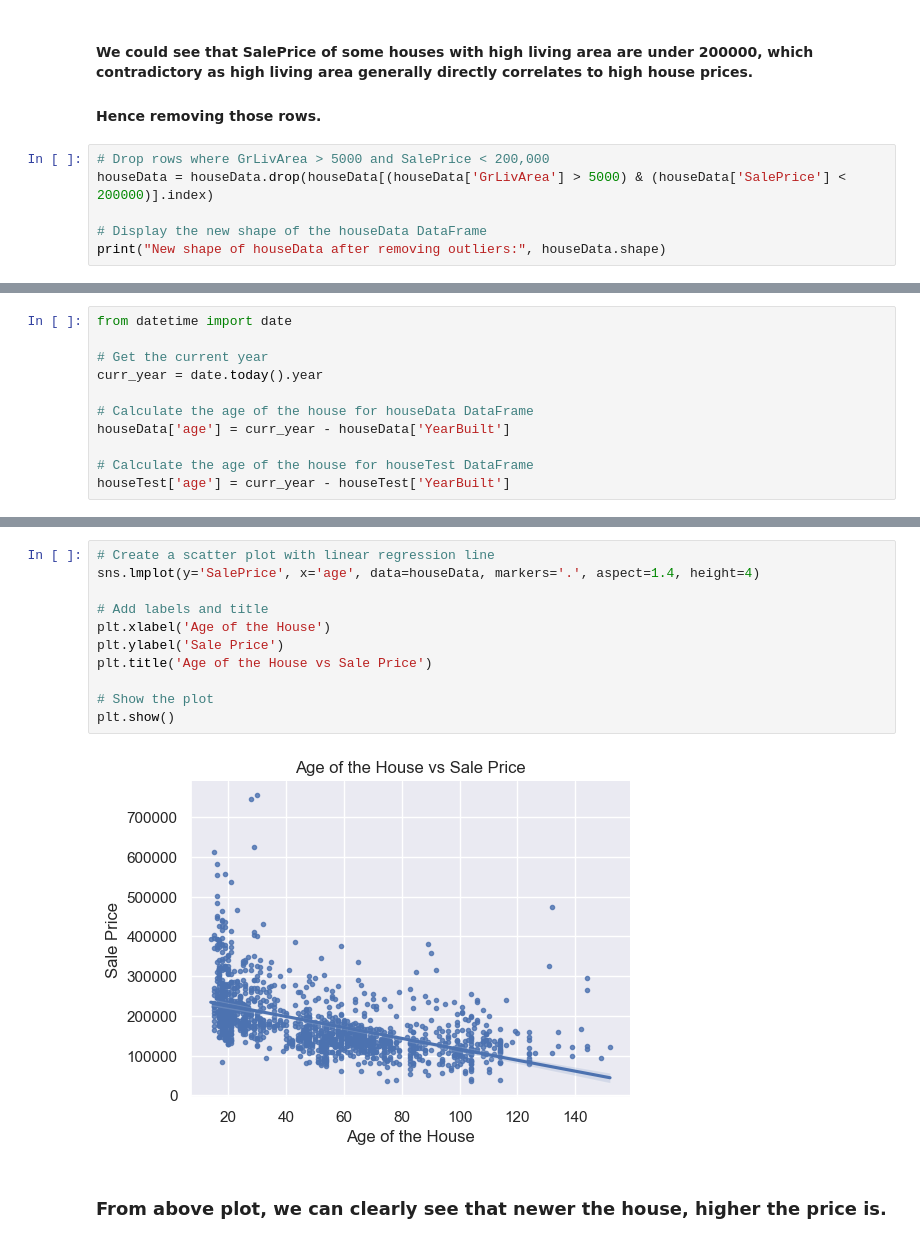
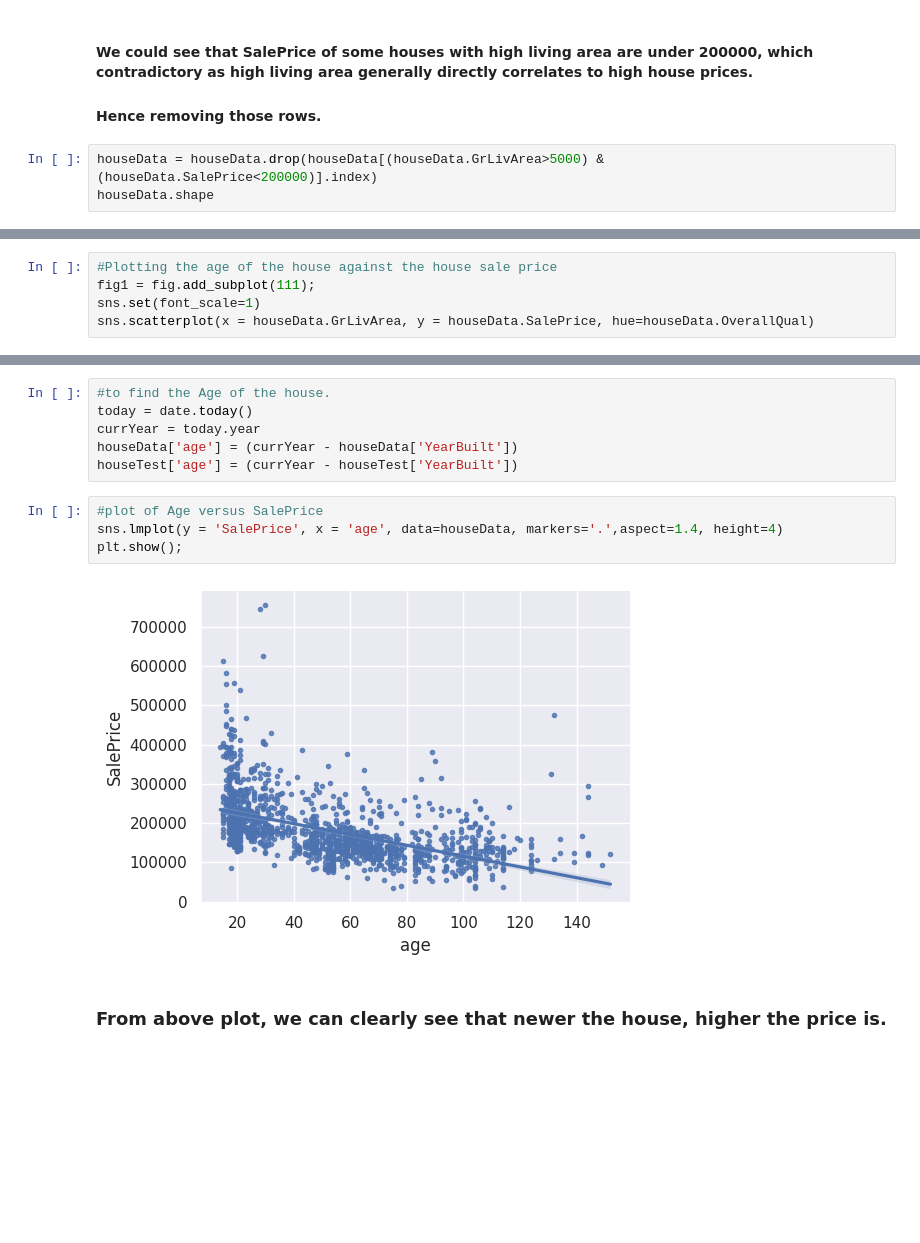
Before and after one commit to vineetkukreti/House_price_prediction, a Jupyter notebook: HousePriceRegression_With_Ensemble.ipynb, the cells around one changed output, grey strips where cells are left out. Drawn from its saved outputs; the diff is of its cells as text; blank space fills up the shorter version.

```diff
--- a/HousePriceRegression_With_Ensemble.ipynb
+++ b/HousePriceRegression_With_Ensemble.ipynb
@@ -522,9 +343,6 @@ plt.show()
 #### We could see that SalePrice of some houses with high living area are under 200000, which contradictory as high living area generally directly correlates to high house prices.
 #### Hence removing those rows.
 # %%
-# Drop rows where GrLivArea > 5000 and SalePrice < 200,000
-houseData = houseData.drop(houseData[(houseData['GrLivArea'] > 5000) & (houseData['SalePrice'] < 200000)].index)
-
-# Display the new shape of the houseData DataFrame
-print("New shape of houseData after removing outliers:", houseData.shape)
+houseData = houseData.drop(houseData[(houseData.GrLivArea>5000) & (houseData.SalePrice<200000)].index)
+houseData.shape
 # %% [output]
@@ -554,11 +349,0 @@ plt.show()
-# %%
-from datetime import date
-
-# Get the current year
-curr_year = date.today().year
-
-# Calculate the age of the house for houseData DataFrame
-houseData['age'] = curr_year - houseData['YearBuilt']
-
-# Calculate the age of the house for houseTest DataFrame
-houseTest['age'] = curr_year - houseTest['YearBuilt']
@@ -564,0 +354,5 @@ houseTest['age'] = curr_year - houseTest['YearBuilt']
+# %%
+#Plotting the age of the house against the house sale price
+fig1 = fig.add_subplot(111);
+sns.set(font_scale=1)
+sns.scatterplot(x = houseData.GrLivArea, y = houseData.SalePrice, hue=houseData.OverallQual)
@@ -565,15 +362,14 @@ houseTest['age'] = curr_year - houseTest['YearBuilt']
+# %%
+#to find the Age of the house.
+today = date.today()
+currYear = today.year
+houseData['age'] = (currYear - houseData['YearBuilt'])
+houseTest['age'] = (currYear - houseTest['YearBuilt'])
 # %%
-# Create a scatter plot with linear regression line
-sns.lmplot(y='SalePrice', x='age', data=houseData, markers='.', aspect=1.4, height=4)
-
-# Add labels and title
-plt.xlabel('Age of the House')
-plt.ylabel('Sale Price')
-plt.title('Age of the House vs Sale Price')
-
-# Show the plot
-plt.show()
+#plot of Age versus SalePrice
+sns.lmplot(y = 'SalePrice', x = 'age', data=houseData, markers='.',aspect=1.4, height=4)
+plt.show();
 # %% [output]
-[figure, old version]
+[figure, new version]
 # %% [markdown]
 ### From above plot, we can clearly see that newer the house, higher the price is.
```
Also changed, not shown: parts of 83 cells of this notebook, 4 other files.
